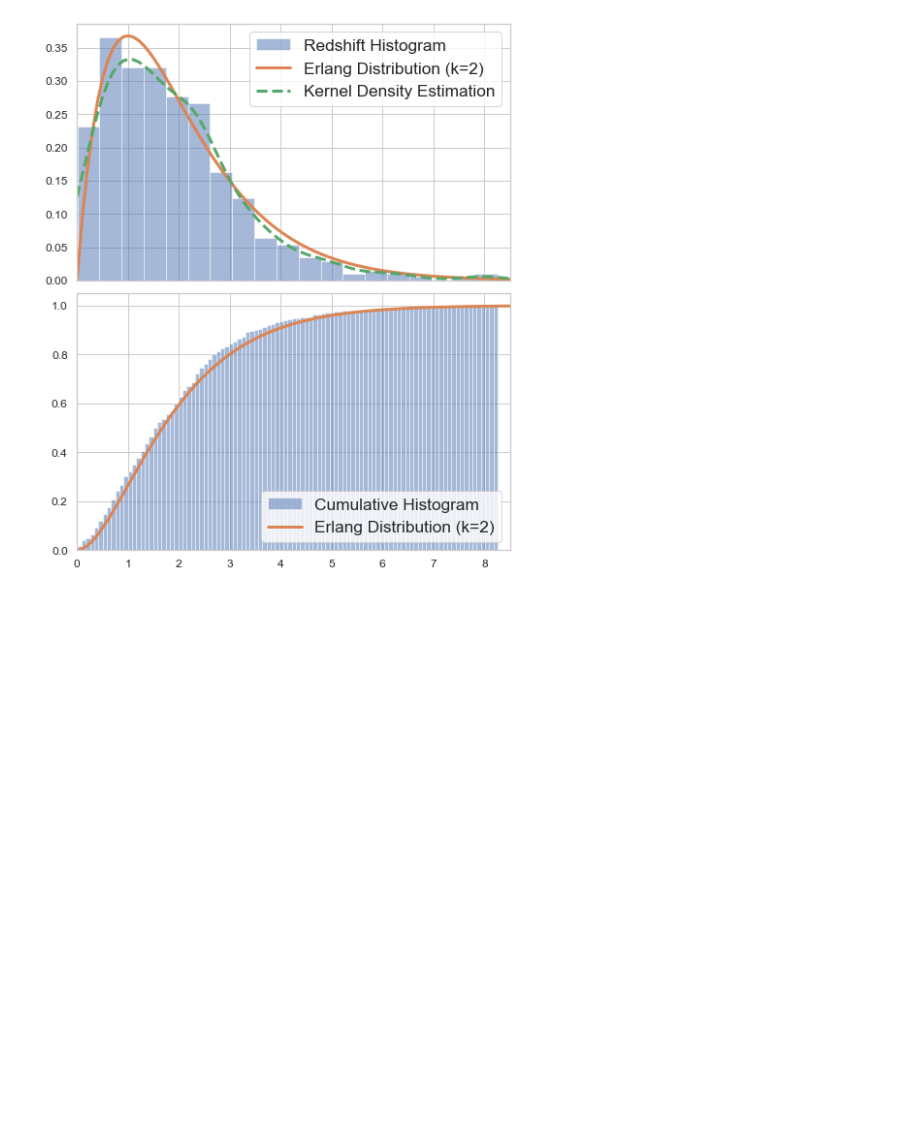
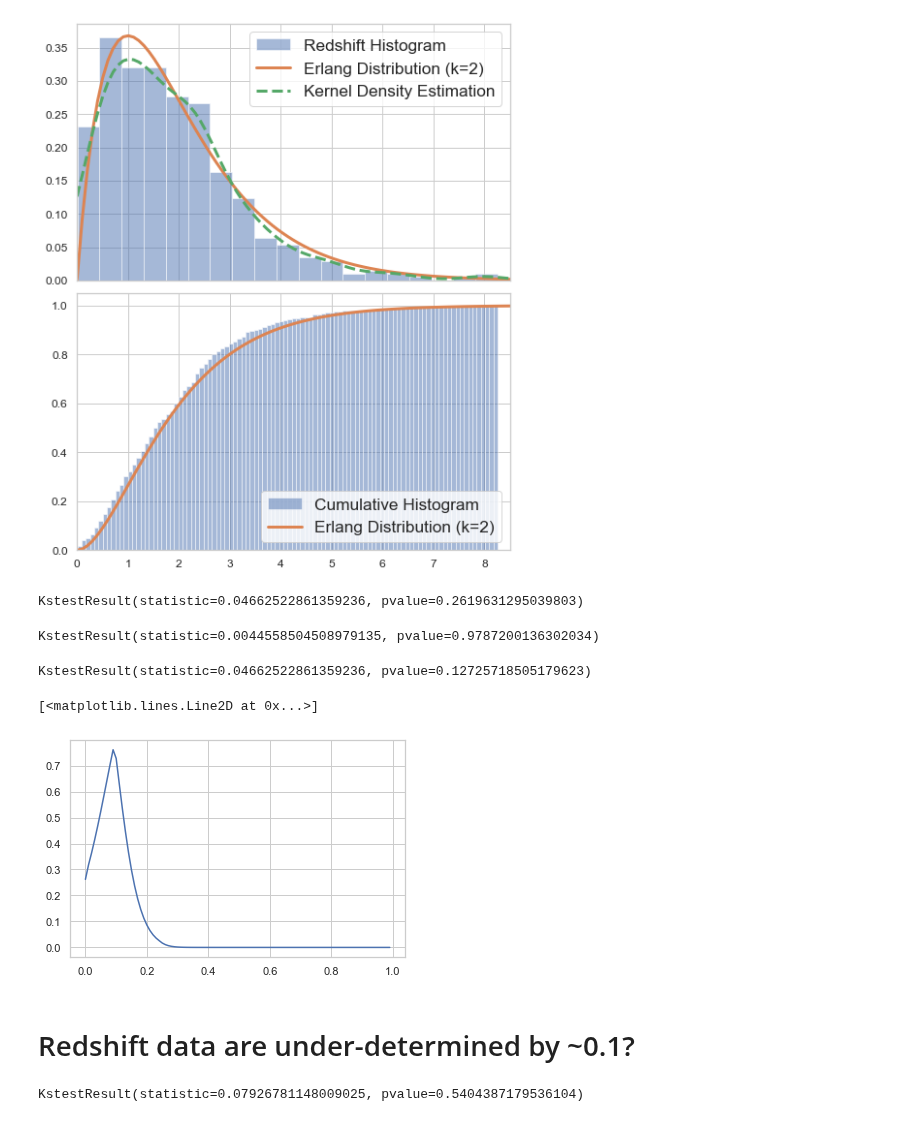
Before and after one commit to Lang-Shao/graduate_cource, a Jupyter notebook: Using_Python/Python_Books/Python_for_Programmers_2019/8.12_Regular_Expressions.ipynb, the cells around one changed output. Drawn from its saved outputs; the diff is of its cells as text; code cells hidden in the pictures; blank space fills up the shorter version.

```diff
--- a/Using_Python/Python_Books/Python_for_Programmers_2019/8.12_Regular_Expressions.ipynb
+++ b/Using_Python/Python_Books/Python_for_Programmers_2019/8.12_Regular_Expressions.ipynb
@@ -91,3 +91,31 @@ axes[1].legend([handles[1],handles[0]],
 # %% [output]
 <matplotlib.legend.Legend at 0x...>
 [figure]
+# %%
+stats.kstest(redshift,stats.erlang(2).cdf,mode='asymp')
+# %% [output]
+KstestResult(statistic=0.04662522861359236, pvalue=0.2619631295039803)
+# %%
+stats.kstest(redshift,stats.erlang(2).cdf,mode='asymp',alternative = 'less')
+# %% [output]
+KstestResult(statistic=0.0044558504508979135, pvalue=0.9787200136302034)
+# %%
+stats.kstest(redshift,stats.erlang(2).cdf,mode='asymp',alternative = 'greater')
+# %% [output]
+KstestResult(statistic=0.04662522861359236, pvalue=0.12725718505179623)
+# %%
+pValues = []
+for diff in np.arange(0.0,1.0,0.01):
+    pValue = stats.kstest(np.array(redshift)+diff,stats.erlang(2).cdf,mode='asymp')[1]
+    pValues.extend([pValue])
+# %%
+plt.plot(np.arange(0.0,1.0,0.01),pValues)
+# %% [output]
+[<matplotlib.lines.Line2D at 0x...>]
+[figure, added]
+# %% [markdown]
+# Redshift data are under-determined by ~0.1?
+# %%
+stats.kstest(stats.erlang(2).rvs(100),stats.erlang(2).cdf)
+# %% [output]
+KstestResult(statistic=0.07926781148009025, pvalue=0.5404387179536104)
```
Also changed, not shown: parts of 4 cells of this notebook.
